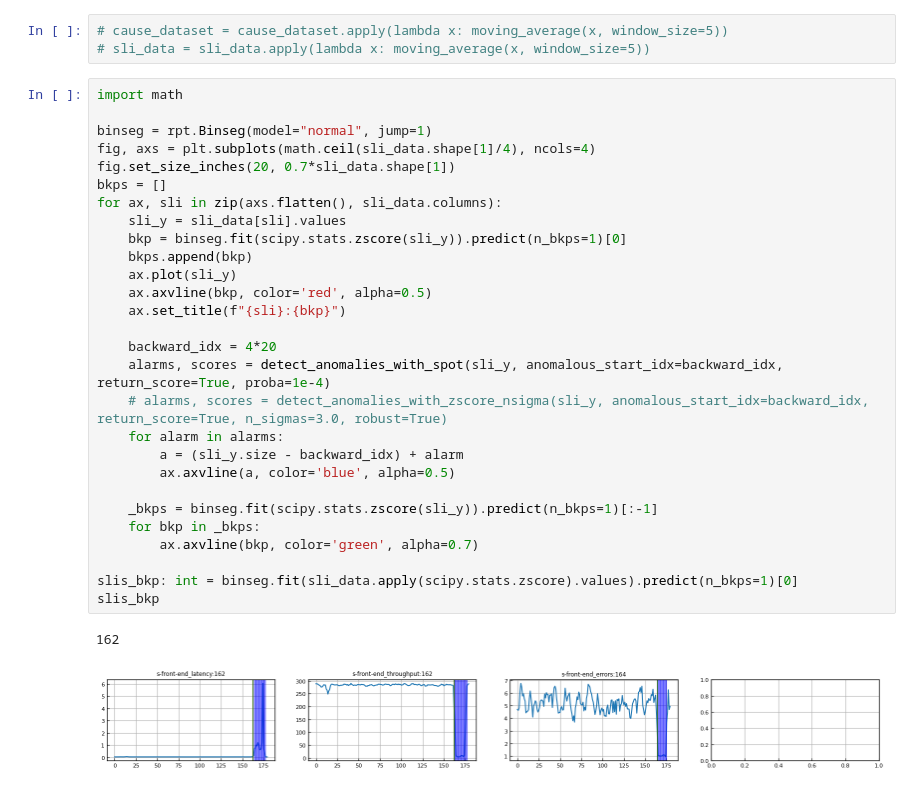
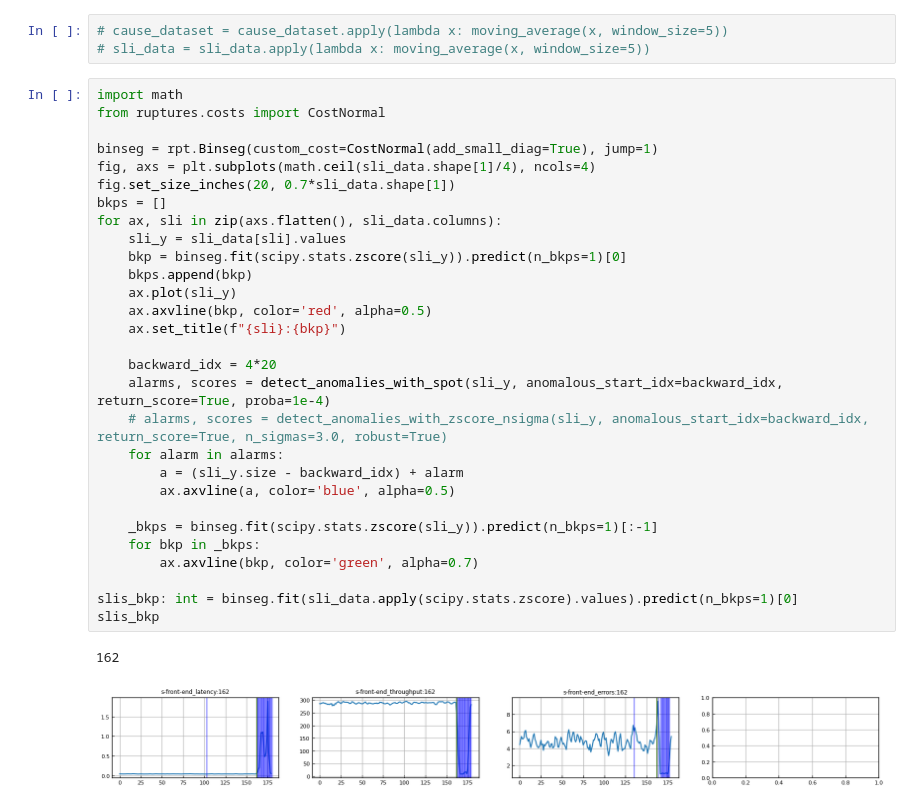
Before and after one commit to XuRepository/meltria-analyzer, a Jupyter notebook: notebooks/change_point_based_clustering.ipynb, the cells around one changed output. Cells and saved outputs as stored; diff of their text form.

```diff
--- a/notebooks/change_point_based_clustering.ipynb
+++ b/notebooks/change_point_based_clustering.ipynb
@@ -134,35 +134,36 @@ import itertools
 # sli_data = sli_data.apply(lambda x: moving_average(x, window_size=5))
 # %%
 import math
+from ruptures.costs import CostNormal
 
-binseg = rpt.Binseg(model="normal", jump=1)
+binseg = rpt.Binseg(custom_cost=CostNormal(add_small_diag=True), jump=1)
 fig, axs = plt.subplots(math.ceil(sli_data.shape[1]/4), ncols=4)
 fig.set_size_inches(20, 0.7*sli_data.shape[1])
 bkps = []
 for ax, sli in zip(axs.flatten(), sli_data.columns):
     sli_y = sli_data[sli].values
     bkp = binseg.fit(scipy.stats.zscore(sli_y)).predict(n_bkps=1)[0]
     bkps.append(bkp)
     ax.plot(sli_y)
     ax.axvline(bkp, color='red', alpha=0.5)
     ax.set_title(f"{sli}:{bkp}")
 
     backward_idx = 4*20
     alarms, scores = detect_anomalies_with_spot(sli_y, anomalous_start_idx=backward_idx, return_score=True, proba=1e-4)
     # alarms, scores = detect_anomalies_with_zscore_nsigma(sli_y, anomalous_start_idx=backward_idx, return_score=True, n_sigmas=3.0, robust=True)
     for alarm in alarms:
         a = (sli_y.size - backward_idx) + alarm
         ax.axvline(a, color='blue', alpha=0.5)
 
     _bkps = binseg.fit(scipy.stats.zscore(sli_y)).predict(n_bkps=1)[:-1]
     for bkp in _bkps:
         ax.axvline(bkp, color='green', alpha=0.7)
 
 slis_bkp: int = binseg.fit(sli_data.apply(scipy.stats.zscore).values).predict(n_bkps=1)[0]
 slis_bkp
 # %% [output]
 162
-[figure, old version]
+[figure, new version]
 # %%
 data = cause_dataset
 n_bkps = 1
```
Also changed, not shown: parts of 4 cells of this notebook.
